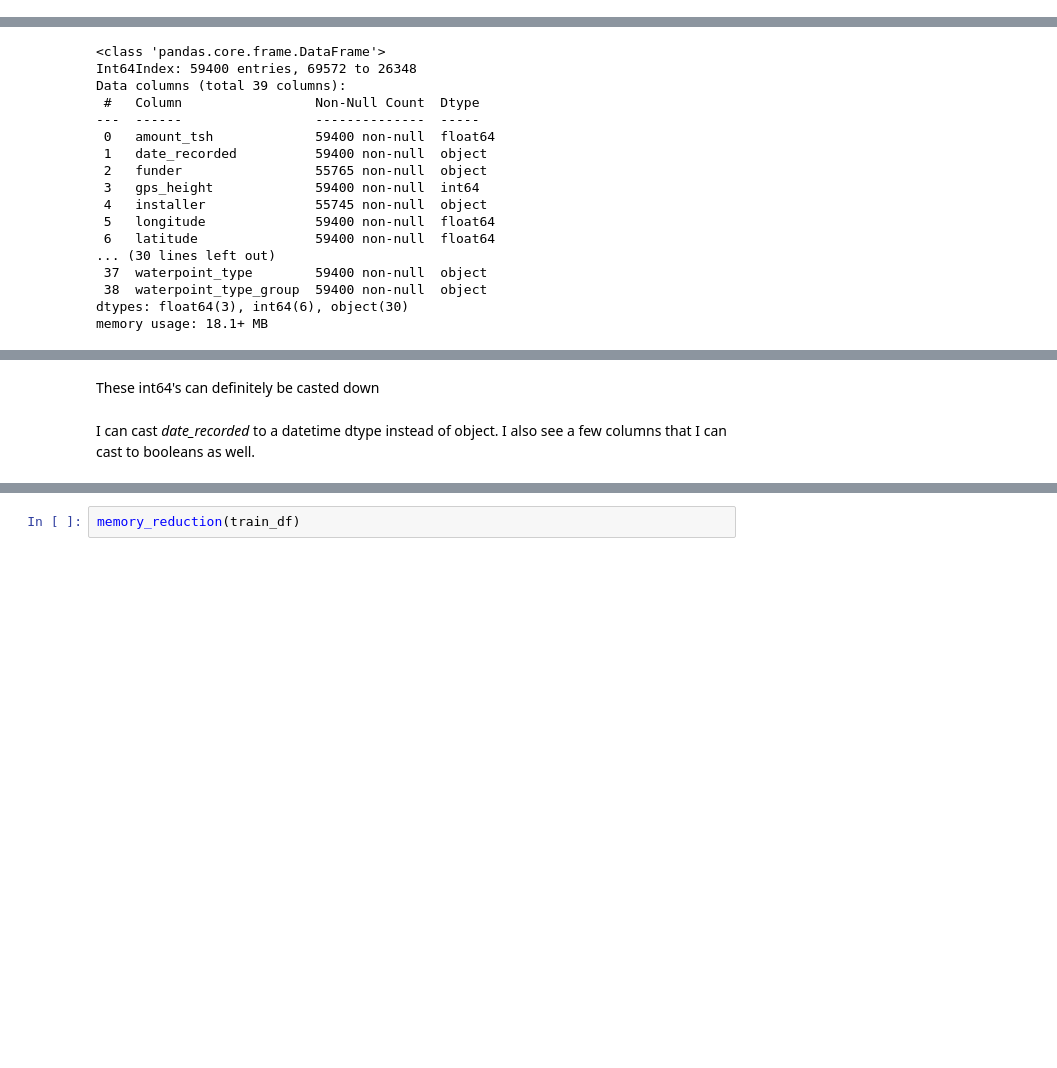
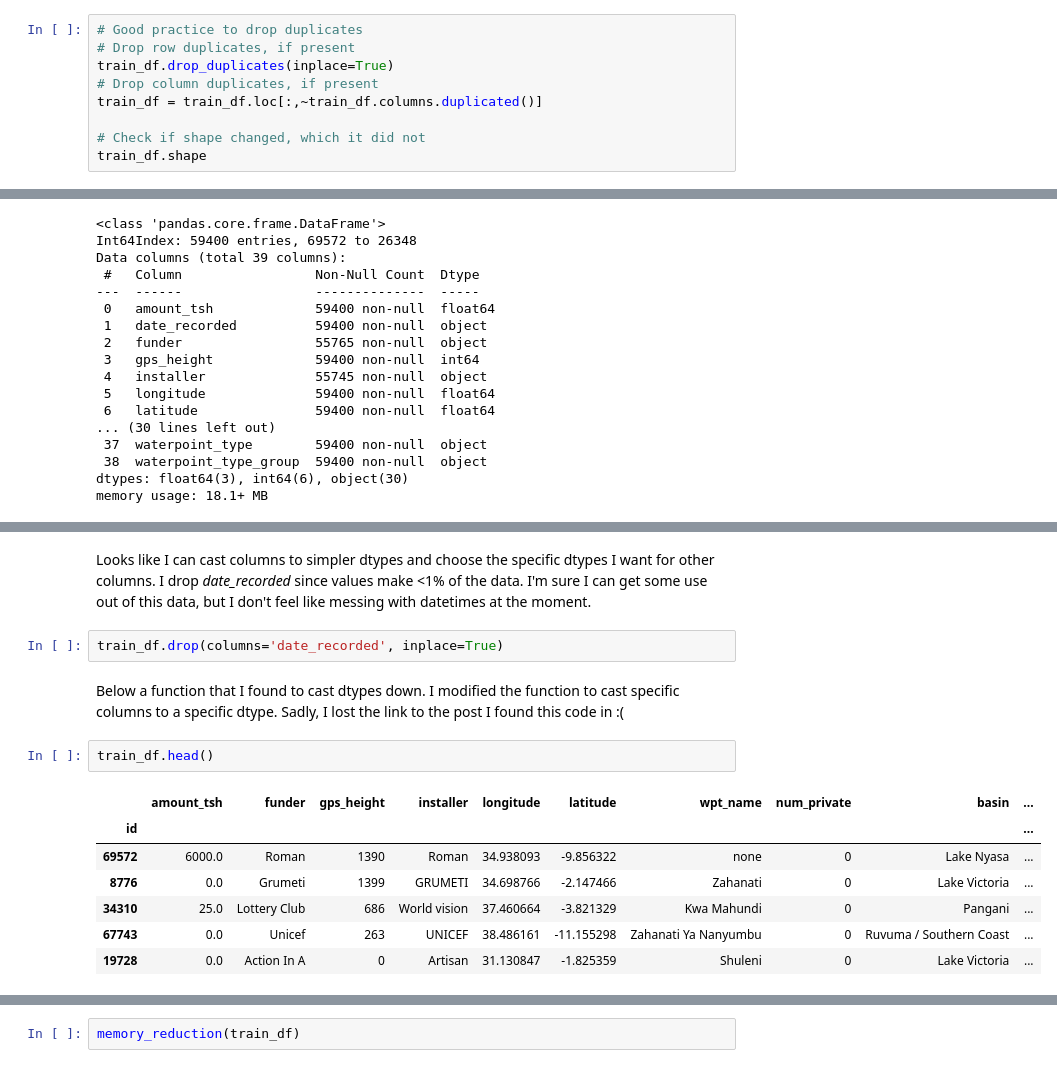
Before and after one commit to cmluna2913/WaterWell, a Jupyter notebook: Notebooks/etl.ipynb, the cells around one changed output, grey strips where cells are left out. Drawn from its saved outputs; the diff is of its cells as text; blank space fills up the shorter version.

```diff
--- a/Notebooks/etl.ipynb
+++ b/Notebooks/etl.ipynb
@@ -63,0 +126,9 @@ train_df.shape
+# %%
+# Good practice to drop duplicates
+# Drop row duplicates, if present
+train_df.drop_duplicates(inplace=True)
+# Drop column duplicates, if present
+train_df = train_df.loc[:,~train_df.columns.duplicated()]
+
+# Check if shape changed, which it did not
+train_df.shape
@@ -97,8 +174,25 @@ Looks like I can easily cast *amount_tsh* to an int
-# %% [markdown]
-These int64's can definitely be casted down
-# %% [markdown]
-I can cast *date_recorded* to a datetime dtype instead of object. I also see a
-few columns that I can cast to booleans as well.
+# %% [markdown]
+Looks like I can cast columns to simpler dtypes and choose
+the specific dtypes I want for other columns.
+I drop *date_recorded* since values make <1% of the data. I'm sure I can
+get some use out of this data, but I don't feel like messing with datetimes at
+the moment.
+# %%
+train_df.drop(columns='date_recorded', inplace=True)
+# %% [markdown]
+Below a function that I found to cast dtypes down. I modified the function to cast
+specific columns to a specific dtype. Sadly, I lost the link to the post I found
+this code in :(
+# %%
+train_df.head()
+# %% [output]
+|  | amount_tsh | funder | gps_height | installer | longitude | latitude | wpt_name | num_private | basin | ... |
+| id |  |  |  |  |  |  |  |  |  | ... |
+| 69572 | 6000.0 | Roman | 1390 | Roman | 34.938093 | -9.856322 | none | 0 | Lake Nyasa | ... |
+| 8776 | 0.0 | Grumeti | 1399 | GRUMETI | 34.698766 | -2.147466 | Zahanati | 0 | Lake Victoria | ... |
+| 34310 | 25.0 | Lottery Club | 686 | World vision | 37.460664 | -3.821329 | Kwa Mahundi | 0 | Pangani | ... |
+| 67743 | 0.0 | Unicef | 263 | UNICEF | 38.486161 | -11.155298 | Zahanati Ya Nanyumbu | 0 | Ruvuma / Southern Coast | ... |
+| 19728 | 0.0 | Action In A | 0 | Artisan | 31.130847 | -1.825359 | Shuleni | 0 | Lake Victoria | ... |
 # %%
 def memory_reduction(df):
     for col in df.columns:
```
Also changed, not shown: parts of 91 cells of this notebook, 2 other files.
